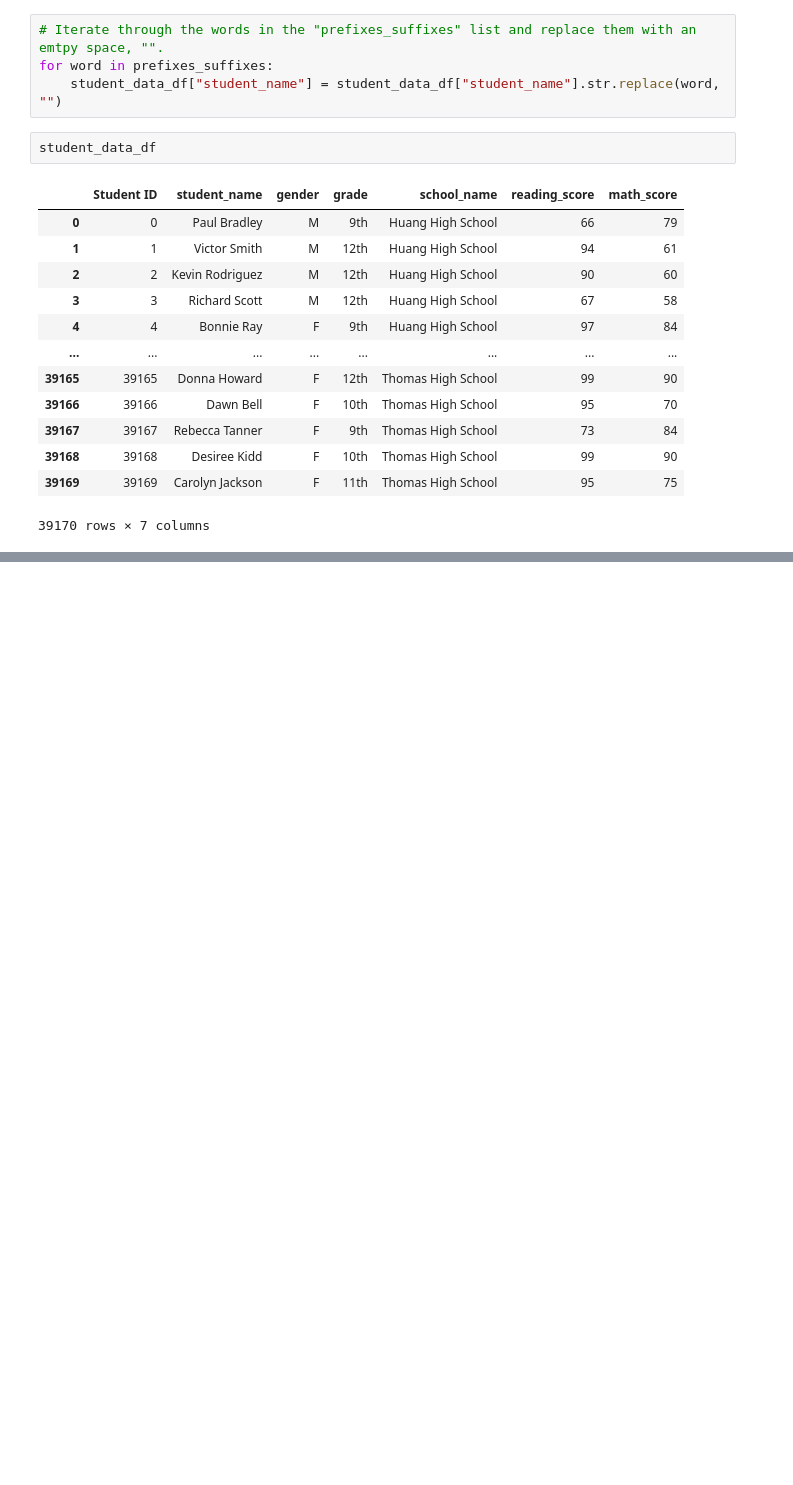
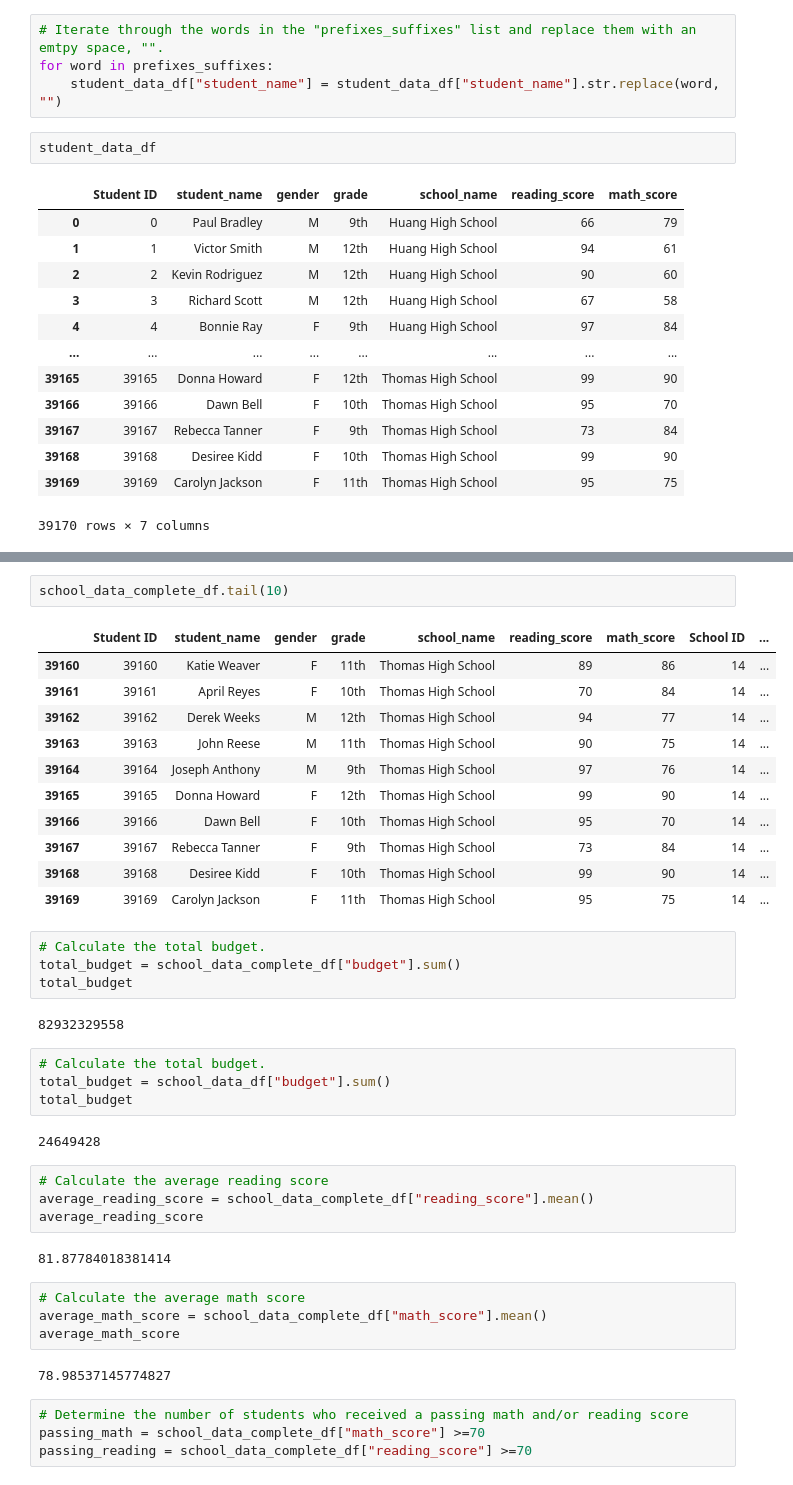
Before and after one commit to smikequick/School_District_Analysis, a Jupyter notebook: PyCitySchools.ipynb, the cells around one changed output, grey strips where cells are left out. Saved outputs shown, nothing was run; the diff lists cells and outputs as text; blank space fills up the shorter version.

```diff
--- a/PyCitySchools.ipynb
+++ b/PyCitySchools.ipynb
@@ -226,0 +286,42 @@ student_data_df
+# %%
+school_data_complete_df.tail(10)
+# %% [output]
+|  | Student ID | student_name | gender | grade | school_name | reading_score | math_score | School ID | ... |
+| 39160 | 39160 | Katie Weaver | F | 11th | Thomas High School | 89 | 86 | 14 | ... |
+| 39161 | 39161 | April Reyes | F | 10th | Thomas High School | 70 | 84 | 14 | ... |
+| 39162 | 39162 | Derek Weeks | M | 12th | Thomas High School | 94 | 77 | 14 | ... |
+| 39163 | 39163 | John Reese | M | 11th | Thomas High School | 90 | 75 | 14 | ... |
+| 39164 | 39164 | Joseph Anthony | M | 9th | Thomas High School | 97 | 76 | 14 | ... |
+| 39165 | 39165 | Donna Howard | F | 12th | Thomas High School | 99 | 90 | 14 | ... |
+| 39166 | 39166 | Dawn Bell | F | 10th | Thomas High School | 95 | 70 | 14 | ... |
+| 39167 | 39167 | Rebecca Tanner | F | 9th | Thomas High School | 73 | 84 | 14 | ... |
+| 39168 | 39168 | Desiree Kidd | F | 10th | Thomas High School | 99 | 90 | 14 | ... |
+| 39169 | 39169 | Carolyn Jackson | F | 11th | Thomas High School | 95 | 75 | 14 | ... |
+# %%
+# Calculate the total budget.
+total_budget = school_data_complete_df["budget"].sum()
+total_budget
+# %% [output]
+82932329558
+# %%
+# Calculate the total budget.
+total_budget = school_data_df["budget"].sum()
+total_budget
+# %% [output]
+24649428
+# %%
+# Calculate the average reading score
+average_reading_score = school_data_complete_df["reading_score"].mean()
+average_reading_score
+# %% [output]
+81.87784018381414
+# %%
+# Calculate the average math score
+average_math_score = school_data_complete_df["math_score"].mean()
+average_math_score
+# %% [output]
+78.98537145774827
+# %%
+# Determine the number of students who received a passing math and/or reading score
+passing_math = school_data_complete_df["math_score"] >=70
+passing_reading = school_data_complete_df["reading_score"] >=70
```
Also changed, not shown: parts of 31 cells of this notebook.
